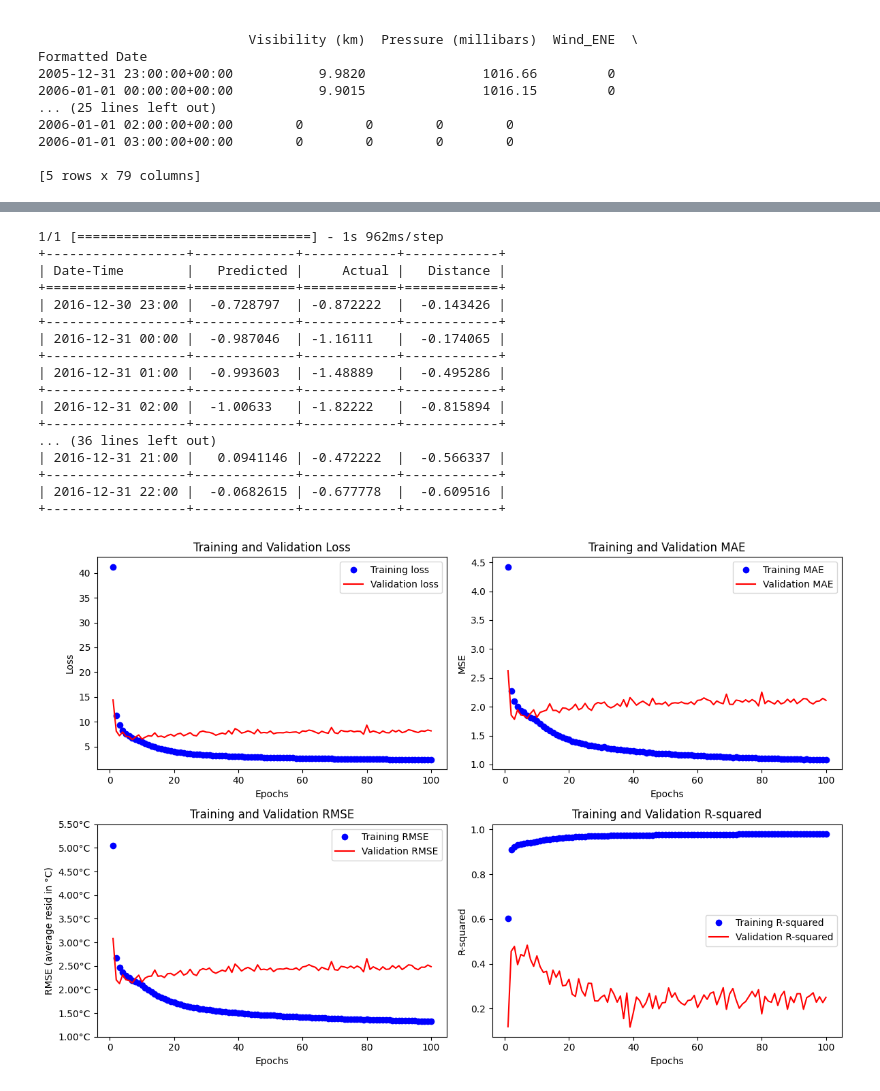
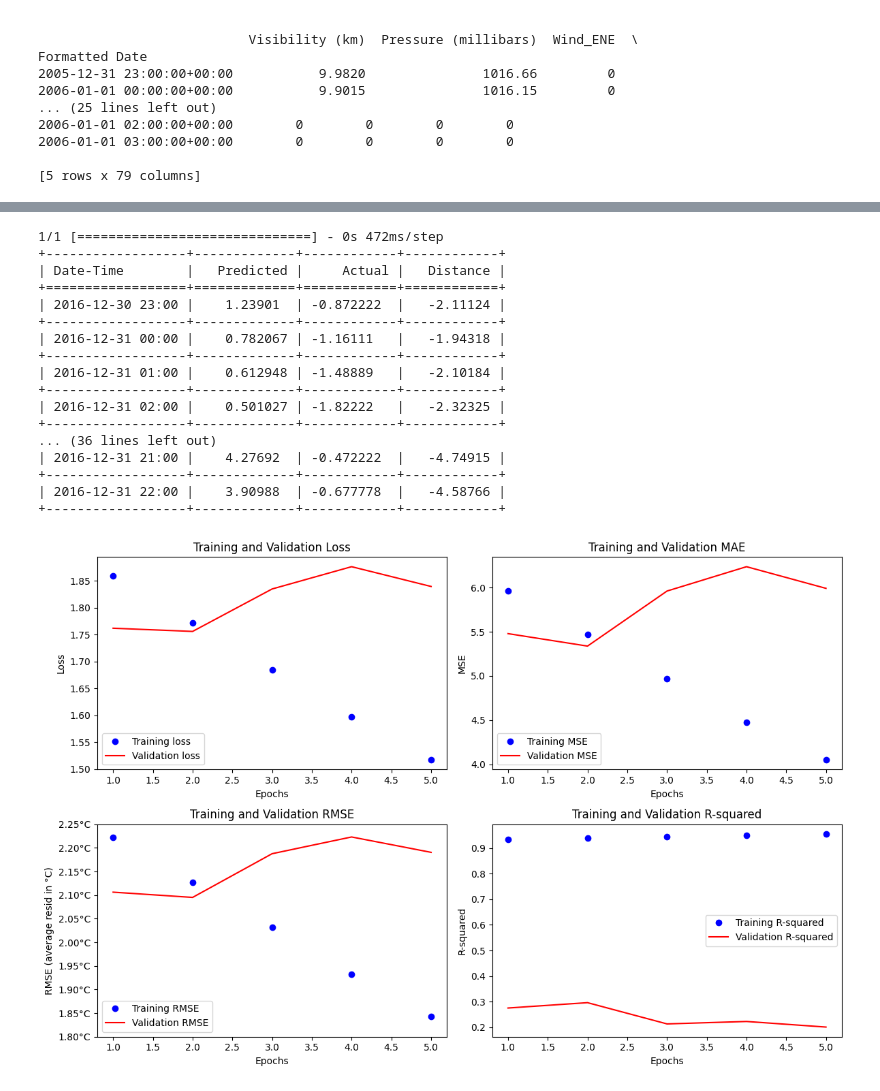
Before and after one commit to alonbenach/weather_project, a Jupyter notebook: Sobota_Benach_DL.ipynb, the cells around one changed output, grey strips where cells are left out. Drawn from its saved outputs; the diff is of its cells as text; code cells hidden in the pictures.

Commit message:
search try

```diff
--- a/Sobota_Benach_DL.ipynb
+++ b/Sobota_Benach_DL.ipynb
@@ -292,0 +249,19 @@ R-squared: -0.25639578700065613
+# %%
+# Define tuner with Hyperband search algorithm
+
+objective = Objective("val_loss", direction="min")
+
+tuner = Hyperband(
+    build_lstm_model,
+    objective=objective,
+    max_epochs=50,
+    project_name='lstm_tuning'
+)
+
+# Fit the tuner
+tuner.search(X_train_scaled, y_train, validation_data=(X_val_scaled, y_val))
+
+# Get the best model0
+best_model = tuner.get_best_models()[0]
+
+best_model.summary()
@@ -292,0 +286,15 @@ R-squared: -0.25639578700065613
+# %%
+# Get best hyperparamers
+best_hps = tuner.get_best_hyperparameters(num_trials=1)[0]
+optimizer = best_hps.get('optimizer')
+loss = best_hps.get('loss')
+
+# Define EarlyStopping callback
+early_stopping = EarlyStopping(monitor='val_loss', patience=3)
+
+# Compile the best_model with the desired metrics
+best_model.compile(optimizer=optimizer, loss=loss, metrics=['mse', rmse, r_squared])
+
+# Train the best model with early stopping using validation data
+history = best_model.fit(X_train_scaled, y_train, epochs=30,
+              validation_data=(X_val_scaled, y_val), callbacks=[early_stopping])
@@ -293,9 +319,9 @@ R-squared: -0.25639578700065613
 # %%
 # Extract one before the last 74 hours of X_test_scaled
-X_test_2nd_last_74_hours = X_test_scaled[-1:, :]
+X_test_last_74_hours = X_test_scaled[-1:, :]
 
 # Make predictions based on the last 3-day window
-predictions = model.predict(X_test_2nd_last_74_hours)
+predictions = best_model.predict(X_test_last_74_hours)
 
 # Initialize a list to store rows of the table
 table_data = []
@@ -313,29 +339,29 @@ headers = ['Date-Time', 'Predicted', 'Actual', 'Distance']
 # Print the table using tabulate
 print(tabulate(table_data, headers=headers, tablefmt="grid"))
 # %% [output]
-1/1 [==============================] - 1s 962ms/step
+1/1 [==============================] - 0s 472ms/step
 +------------------+-------------+------------+------------+
 | Date-Time        |   Predicted |     Actual |   Distance |
 +==================+=============+============+============+
-| 2016-12-30 23:00 |  -0.728797  | -0.872222  |  -0.143426 |
+| 2016-12-30 23:00 |    1.23901  | -0.872222  |   -2.11124 |
 +------------------+-------------+------------+------------+
-| 2016-12-31 00:00 |  -0.987046  | -1.16111   |  -0.174065 |
+| 2016-12-31 00:00 |    0.782067 | -1.16111   |   -1.94318 |
 +------------------+-------------+------------+------------+
-| 2016-12-31 01:00 |  -0.993603  | -1.48889   |  -0.495286 |
+| 2016-12-31 01:00 |    0.612948 | -1.48889   |   -2.10184 |
 +------------------+-------------+------------+------------+
-| 2016-12-31 02:00 |  -1.00633   | -1.82222   |  -0.815894 |
+| 2016-12-31 02:00 |    0.501027 | -1.82222   |   -2.32325 |
 +------------------+-------------+------------+------------+
 ... (36 lines left out)
-| 2016-12-31 21:00 |   0.0941146 | -0.472222  |  -0.566337 |
+| 2016-12-31 21:00 |    4.27692  | -0.472222  |   -4.74915 |
 +------------------+-------------+------------+------------+
-| 2016-12-31 22:00 |  -0.0682615 | -0.677778  |  -0.609516 |
+| 2016-12-31 22:00 |    3.90988  | -0.677778  |   -4.58766 |
 +------------------+-------------+------------+------------+
 # %%
 # Extract metrics from history
 loss = history.history['loss']
 val_loss = history.history['val_loss']
-mae = history.history['mae']
-val_mae = history.history['val_mae']
+mae = history.history['mse']
+val_mae = history.history['val_mse']
 rmse = history.history['rmse']
 val_rmse = history.history['val_rmse']
 r_squared = history.history['r_squared']
@@ -356,36 +382,36 @@ plt.legend()
 
 # Plot MAE
 plt.subplot(2, 2, 2)
-plt.plot(epochs, mae, 'bo', label='Training MAE')
-plt.plot(epochs, val_mae, 'r', label='Validation MAE')
+plt.plot(epochs, mae, 'bo', label='Training MSE')
+plt.plot(epochs, val_mae, 'r', label='Validation MSE')
 plt.title('Training and Validation MAE')
 plt.xlabel('Epochs')
 plt.ylabel('MSE')
 plt.legend()
 
 # Plot RMSE
 plt.subplot(2, 2, 3)
 plt.plot(epochs, rmse, 'bo', label='Training RMSE')
 plt.plot(epochs, val_rmse, 'r', label='Validation RMSE')
 plt.title('Training and Validation RMSE')
 plt.xlabel('Epochs')
 plt.ylabel('RMSE (average resid in °C)')
 plt.legend()
 
 # Add degree Celsius symbol to y-axis ticks
 plt.yticks(plt.gca().get_yticks(), [f'{x:.2f}°C' for x in plt.gca().get_yticks()])
 
 
 # Plot R-squared
 plt.subplot(2, 2, 4)
 plt.plot(epochs, r_squared, 'bo', label='Training R-squared')
 plt.plot(epochs, val_r_squared, 'r', label='Validation R-squared')
 plt.title('Training and Validation R-squared')
 plt.xlabel('Epochs')
 plt.ylabel('R-squared')
 plt.legend()
 
 plt.tight_layout()
 plt.show()
 # %% [output]
-[figure, old version]
+[figure, new version]
```
Also changed, not shown: parts of 10 cells of this notebook, 1 other file.
